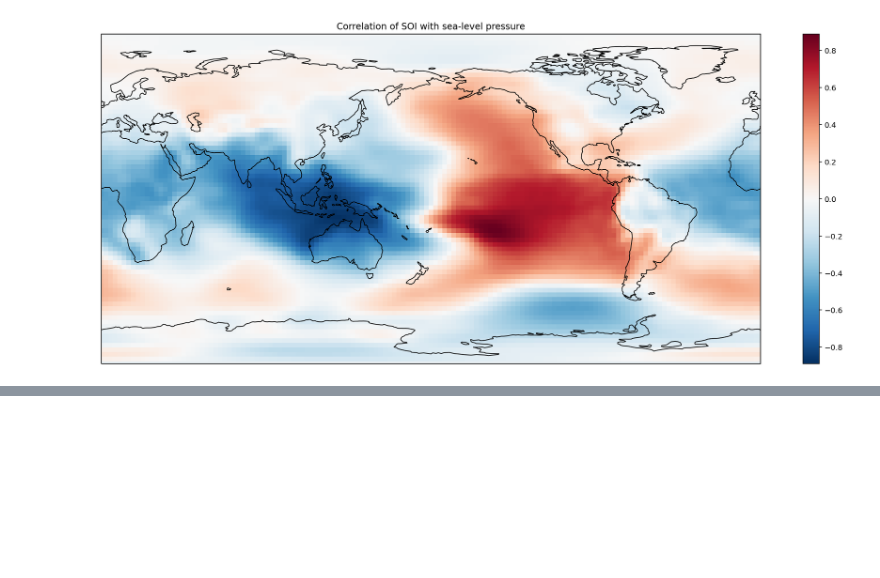
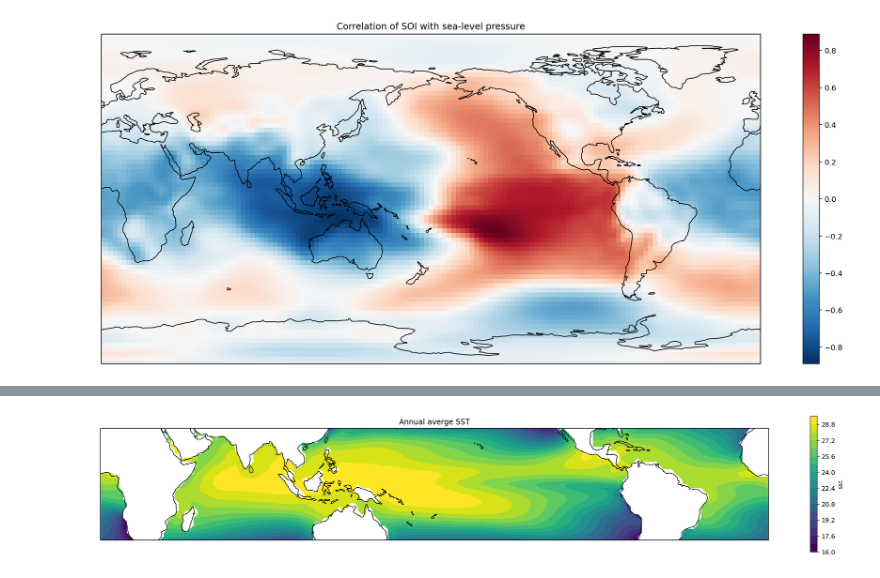
Before and after one commit to mktippett/ENSO-math, a Jupyter notebook: Lecture-01.ipynb, the cells around one changed output, grey strips where cells are left out. Saved outputs shown, nothing was run; the diff lists cells and outputs as text; code cells hidden in the pictures; blank space fills up the shorter version.

```diff
--- a/Lecture-01.ipynb
+++ b/Lecture-01.ipynb
@@ -256,0 +338,15 @@ plt.title('Correlation of SOI with sea-level pressure');
+# %%
+XY_str = 'Y/-30/30/RANGE/'
+tropical_sst_climo_url = 'https://iridl.ldeo.columbia.edu/SOURCES/.NOAA/.NCDC/.ERSST/.version5/.sst/T/(Jan%201981)/(Dec%202010)/RANGE/yearly-climatology/' + XY_str + 'zlev/removeGRID/T/(days%20since%201960-01-01)streamgridunitconvert/dods'
+tropical_sst_climo_ds = xr.open_dataset(tropical_sst_climo_url)
+annual = tropical_sst_climo_ds.sst.mean('T');
+# %%
+proj = ccrs.PlateCarree(central_longitude=180)
+fig = plt.figure(figsize=(24,4))
+ax = plt.subplot(projection=proj)
+
+annual.plot.contourf(transform=ccrs.PlateCarree(), levels=21)
+ax.coastlines();
+plt.title('Annual averge SST');
+# %% [output]
+[figure, added]
```
Also changed, not shown: parts of 49 cells of this notebook.
